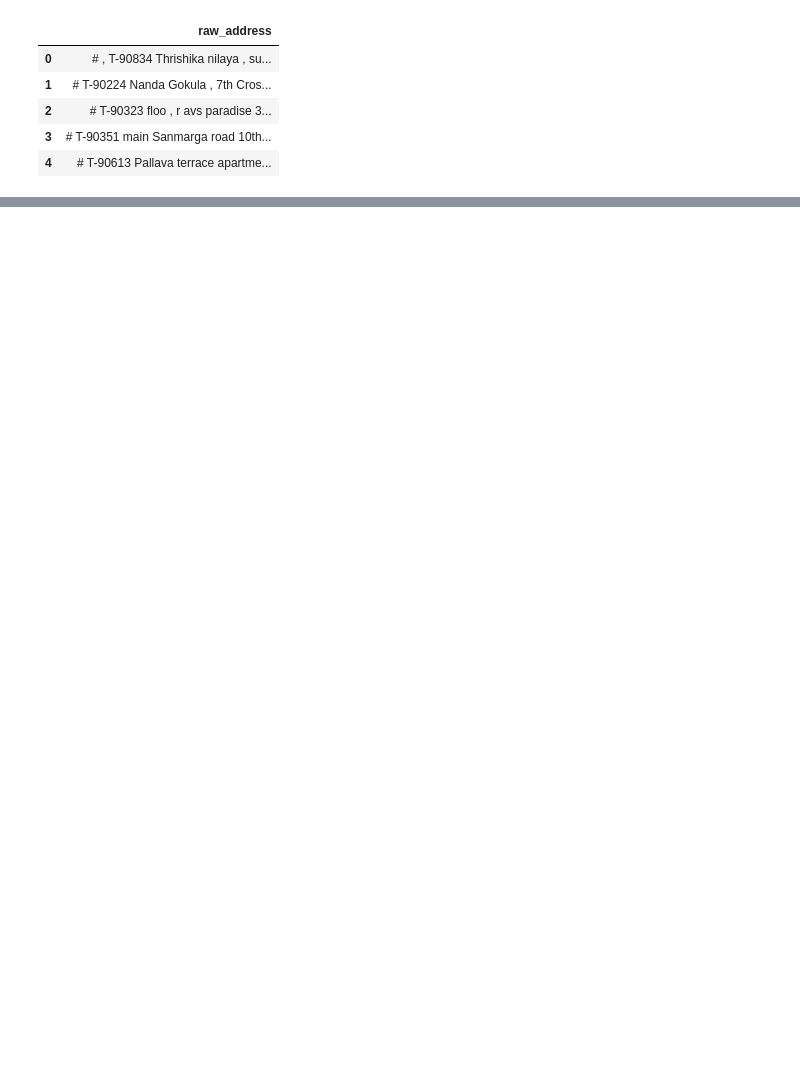
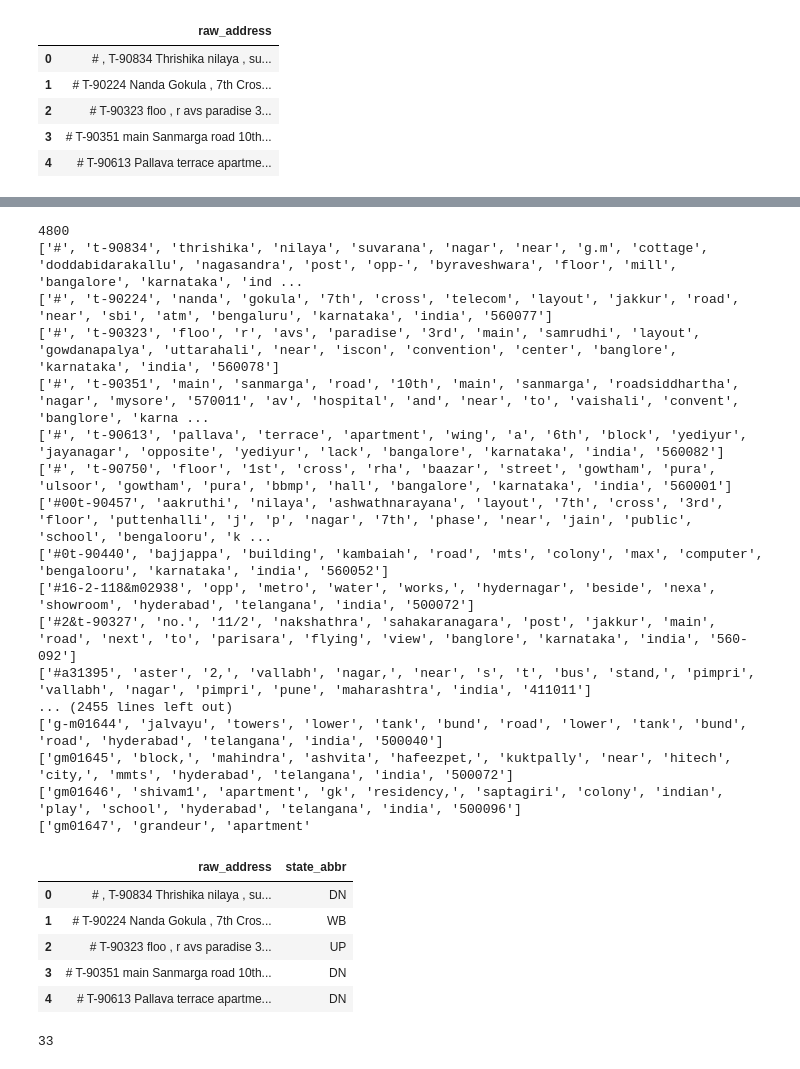
Before and after one commit to Mayank-MP05/address-cleanup-nlp, a Jupyter notebook: state-name-extractor.ipynb, the cells around one changed output, grey strips where cells are left out. Saved outputs shown, nothing was run; the diff lists cells and outputs as text; code cells hidden in the pictures; blank space fills up the shorter version.

```diff
--- a/state-name-extractor.ipynb
+++ b/state-name-extractor.ipynb
@@ -30,0 +16,3 @@ print(states)
+# %%
+statesMegaObj = json.load(open('input/state-list-json.json'))
+statesList = statesMegaObj["states"]
@@ -30,0 +30,62 @@ print(states)
+# %%
+print(df.shape[0])
+tokenToAbbr = json.load(open('input/tokenToAbbr.json','r'))
+
+def checkForAbbr(df,statesList):
+    noOfRows = df.shape[0]
+
+    for row in range(noOfRows):
+        # print(row)
+        addressStr = df['raw_address'][row]
+        tokensOfAddressStr = addressStr.lower().split()
+        tokensOfAddressStr = [ word for word in tokensOfAddressStr if word != ',']
+        print(tokensOfAddressStr)
+        # break
+
+        # Tokenizing and search logic
+        # for word in tokensOfAddressStr:
+        #     for state in statesList:
+        #         for stateToken in state["tokensList"]:
+        #             if stateToken == word:
+        #                 df['state_abbr'][row] = tokenToAbbr[stateToken]
+        #                 # print(df)
+
+        # String search logic
+        addressLine = addressStr.lower()
+        for token in tokenToAbbr:
+            if addressLine.find(token) != -1:
+                df['state_abbr'][row] = tokenToAbbr[token]
+
+    return df
+
+df2 = checkForAbbr(df,statesList)
+df2.head()
+# %% [output]
+4800
+['#', 't-90834', 'thrishika', 'nilaya', 'suvarana', 'nagar', 'near', 'g.m', 'cottage', 'doddabidarakallu', 'nagasandra', 'post', 'opp-', 'byraveshwara', 'floor', 'mill', 'bangalore', 'karnataka', 'ind ...
+['#', 't-90224', 'nanda', 'gokula', '7th', 'cross', 'telecom', 'layout', 'jakkur', 'road', 'near', 'sbi', 'atm', 'bengaluru', 'karnataka', 'india', '560077']
+['#', 't-90323', 'floo', 'r', 'avs', 'paradise', '3rd', 'main', 'samrudhi', 'layout', 'gowdanapalya', 'uttarahali', 'near', 'iscon', 'convention', 'center', 'banglore', 'karnataka', 'india', '560078']
+['#', 't-90351', 'main', 'sanmarga', 'road', '10th', 'main', 'sanmarga', 'roadsiddhartha', 'nagar', 'mysore', '570011', 'av', 'hospital', 'and', 'near', 'to', 'vaishali', 'convent', 'banglore', 'karna ...
+['#', 't-90613', 'pallava', 'terrace', 'apartment', 'wing', 'a', '6th', 'block', 'yediyur', 'jayanagar', 'opposite', 'yediyur', 'lack', 'bangalore', 'karnataka', 'india', '560082']
+['#', 't-90750', 'floor', '1st', 'cross', 'rha', 'baazar', 'street', 'gowtham', 'pura', 'ulsoor', 'gowtham', 'pura', 'bbmp', 'hall', 'bangalore', 'karnataka', 'india', '560001']
+['#00t-90457', 'aakruthi', 'nilaya', 'ashwathnarayana', 'layout', '7th', 'cross', '3rd', 'floor', 'puttenhalli', 'j', 'p', 'nagar', '7th', 'phase', 'near', 'jain', 'public', 'school', 'bengalooru', 'k ...
+['#0t-90440', 'bajjappa', 'building', 'kambaiah', 'road', 'mts', 'colony', 'max', 'computer', 'bengalooru', 'karnataka', 'india', '560052']
+['#16-2-118&m02938', 'opp', 'metro', 'water', 'works,', 'hydernagar', 'beside', 'nexa', 'showroom', 'hyderabad', 'telangana', 'india', '500072']
+['#2&t-90327', 'no.', '11/2', 'nakshathra', 'sahakaranagara', 'post', 'jakkur', 'main', 'road', 'next', 'to', 'parisara', 'flying', 'view', 'banglore', 'karnataka', 'india', '560-092']
+['#a31395', 'aster', '2,', 'vallabh', 'nagar,', 'near', 's', 't', 'bus', 'stand,', 'pimpri', 'vallabh', 'nagar', 'pimpri', 'pune', 'maharashtra', 'india', '411011']
+... (2455 lines left out)
+['g-m01644', 'jalvayu', 'towers', 'lower', 'tank', 'bund', 'road', 'lower', 'tank', 'bund', 'road', 'hyderabad', 'telangana', 'india', '500040']
+['gm01645', 'block,', 'mahindra', 'ashvita', 'hafeezpet,', 'kuktpally', 'near', 'hitech', 'city,', 'mmts', 'hyderabad', 'telangana', 'india', '500072']
+['gm01646', 'shivam1', 'apartment', 'gk', 'residency,', 'saptagiri', 'colony', 'indian', 'play', 'school', 'hyderabad', 'telangana', 'india', '500096']
+['gm01647', 'grandeur', 'apartment'
+|  | raw_address | state_abbr |
+| 0 | # , T-90834 Thrishika nilaya , su... | DN |
+| 1 | # T-90224 Nanda Gokula , 7th Cros... | WB |
+| 2 | # T-90323 floo , r avs paradise 3... | UP |
+| 3 | # T-90351 main Sanmarga road 10th... | DN |
+| 4 | # T-90613 Pallava terrace apartme... | DN |
+# %%
+print(df2['state_abbr'].isnull().sum())
+df[df2['state_abbr'].isnull() == True].to_excel('corrections/states_not_recognized.xls')
+# %% [output]
+33
```
Also changed, not shown: parts of 5 cells of this notebook, 5 other files.
